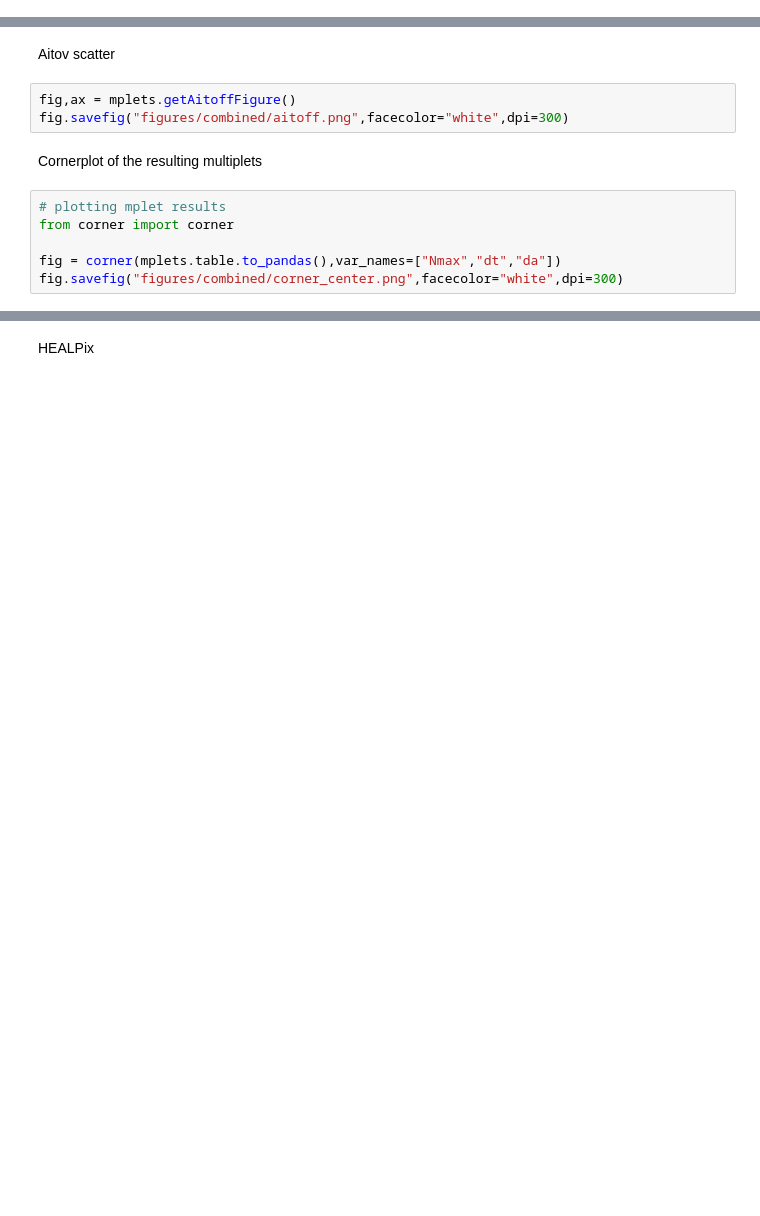
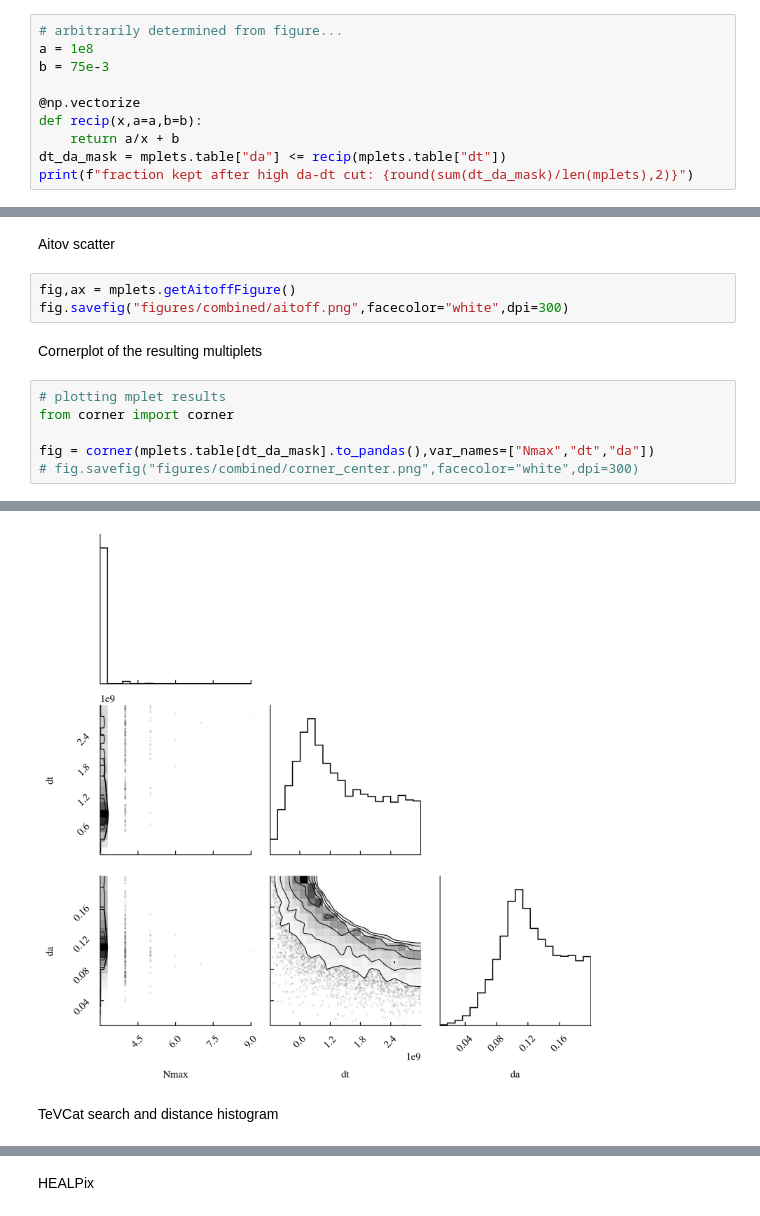
Before and after one commit to annanayjaitly/gamma_transients, a Jupyter notebook: testing/read_scanner_results.ipynb, the cells around one changed output, grey strips where cells are left out. Drawn from its saved outputs; the diff is of its cells as text; blank space fills up the shorter version.

Commit message:
da dt Nmax source cut

```diff
--- a/testing/read_scanner_results.ipynb
+++ b/testing/read_scanner_results.ipynb
@@ -34,0 +58,10 @@ mplets.appendMultiplets(*mplet_list[1:])
+# %%
+# arbitrarily determined from figure...
+a = 1e8
+b = 75e-3
+
+@np.vectorize
+def recip(x,a=a,b=b):
+    return a/x + b
+dt_da_mask = mplets.table["da"] <= recip(mplets.table["dt"])
+print(f"fraction kept after high da-dt cut: {round(sum(dt_da_mask)/len(mplets),2)}")
@@ -43,5 +93,6 @@ Cornerplot of the resulting multiplets
 # plotting mplet results
 from corner import corner
 
-fig = corner(mplets.table.to_pandas(),var_names=["Nmax","dt","da"])
-fig.savefig("figures/combined/corner_center.png",facecolor="white",dpi=300)
+fig = corner(mplets.table[dt_da_mask].to_pandas(),var_names=["Nmax","dt","da"])
+# fig.savefig("figures/combined/corner_center.png",facecolor="white",dpi=300)
+# %% [output]
@@ -47,0 +100,3 @@ fig.savefig("figures/combined/corner_center.png",facecolor="white",dpi=300)
+[figure, added]
+# %% [markdown]
+TeVCat search and distance histogram
```
Also changed, not shown: parts of 19 cells of this notebook, 4 other files.
